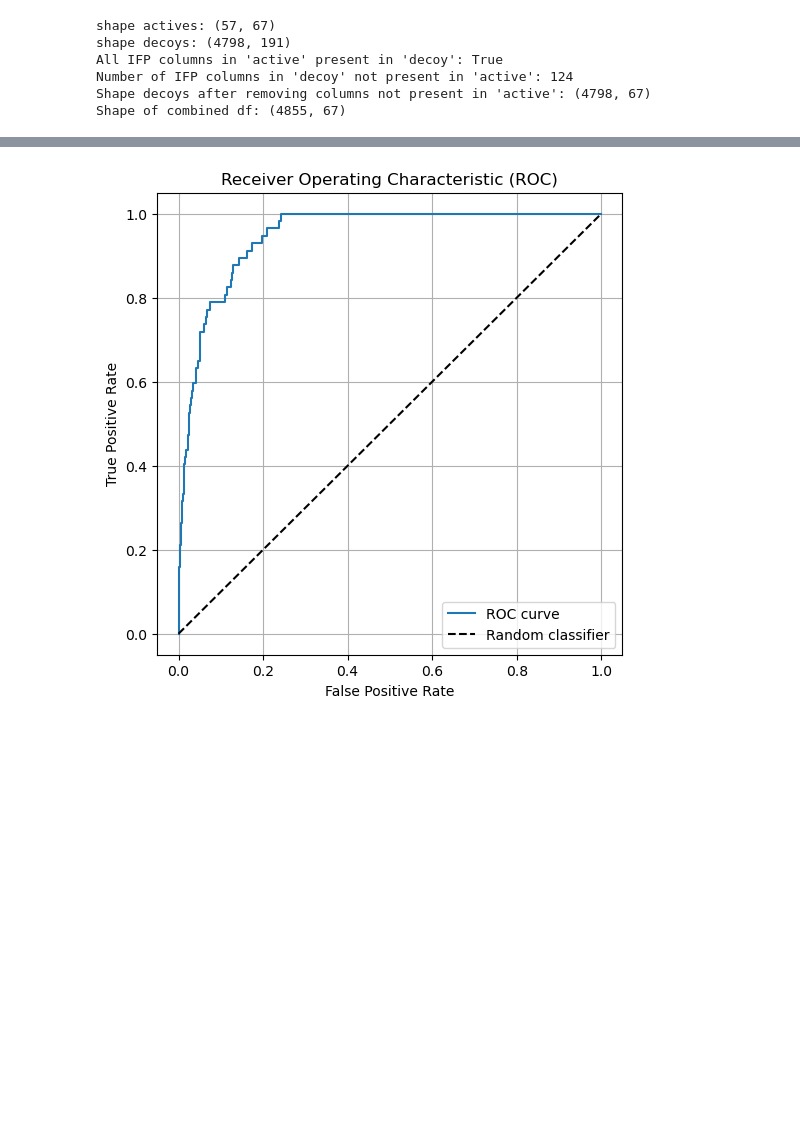
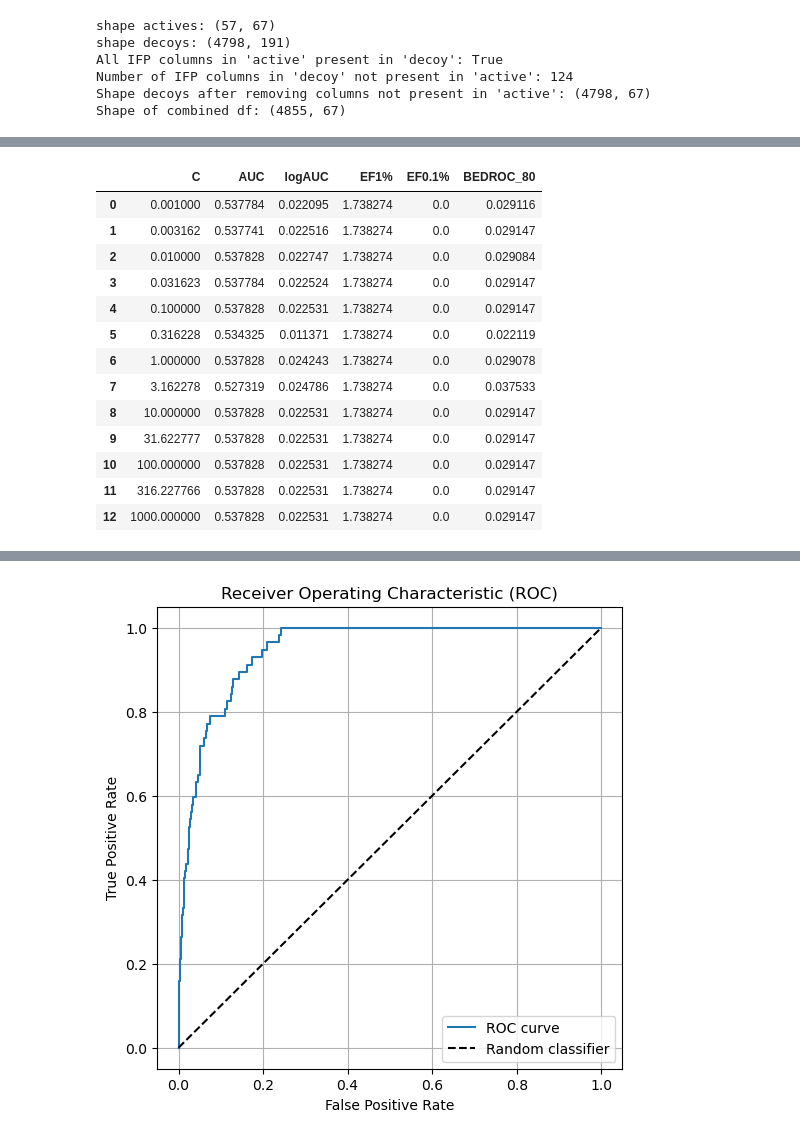
Before and after one commit to wesselporschen/montpellier-screen, a Jupyter notebook: prolif.ipynb, the cells around one changed output, grey strips where cells are left out. Saved outputs shown, nothing was run; the diff lists cells and outputs as text; code cells hidden in the pictures; blank space fills up the shorter version.

```diff
--- a/prolif.ipynb
+++ b/prolif.ipynb
@@ -477,0 +554,17 @@ dict_keys([0.001, 0.0031622776601683794, 0.01, 0.03162277660168379, 0.1, 0.31622
+# %%
+all_results['4h2i_c_4_X_DOCKING']
+# %% [output]
+|  | C | AUC | logAUC | EF1% | EF0.1% | BEDROC_80 |
+| 0 | 0.001000 | 0.537784 | 0.022095 | 1.738274 | 0.0 | 0.029116 |
+| 1 | 0.003162 | 0.537741 | 0.022516 | 1.738274 | 0.0 | 0.029147 |
+| 2 | 0.010000 | 0.537828 | 0.022747 | 1.738274 | 0.0 | 0.029084 |
+| 3 | 0.031623 | 0.537784 | 0.022524 | 1.738274 | 0.0 | 0.029147 |
+| 4 | 0.100000 | 0.537828 | 0.022531 | 1.738274 | 0.0 | 0.029147 |
+| 5 | 0.316228 | 0.534325 | 0.011371 | 1.738274 | 0.0 | 0.022119 |
+| 6 | 1.000000 | 0.537828 | 0.024243 | 1.738274 | 0.0 | 0.029078 |
+| 7 | 3.162278 | 0.527319 | 0.024786 | 1.738274 | 0.0 | 0.037533 |
+| 8 | 10.000000 | 0.537828 | 0.022531 | 1.738274 | 0.0 | 0.029147 |
+| 9 | 31.622777 | 0.537828 | 0.022531 | 1.738274 | 0.0 | 0.029147 |
+| 10 | 100.000000 | 0.537828 | 0.022531 | 1.738274 | 0.0 | 0.029147 |
+| 11 | 316.227766 | 0.537828 | 0.022531 | 1.738274 | 0.0 | 0.029147 |
+| 12 | 1000.000000 | 0.537828 | 0.022531 | 1.738274 | 0.0 | 0.029147 |
```
Also changed, not shown: parts of 38 cells of this notebook, 1 other file.
